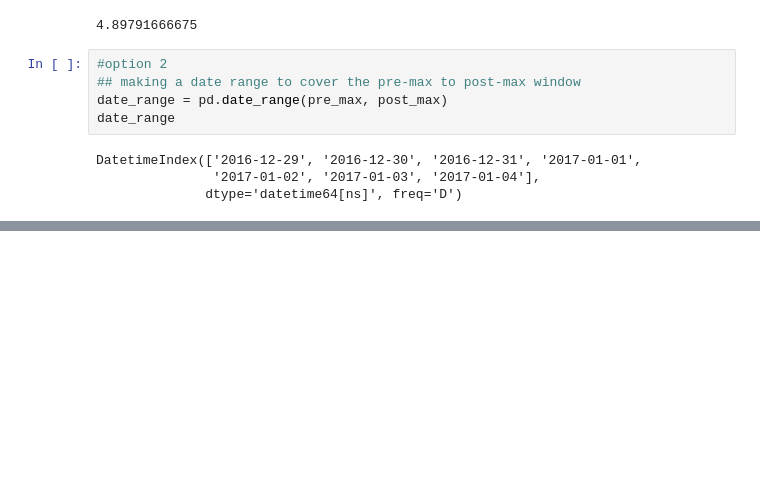
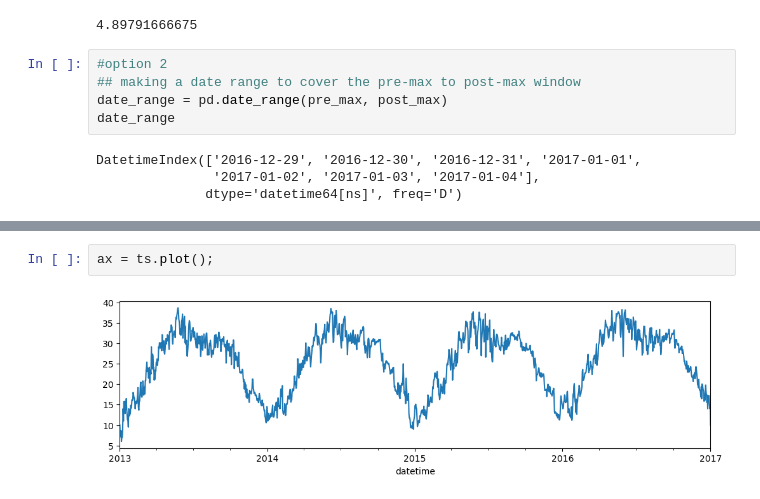
Before and after one commit to hawkeyedatatsai/Time-Series-Analysis, a Jupyter notebook: 4-Timedeltas & Date Ranges.ipynb, the cells around one changed output, grey strips where cells are left out. Drawn from its saved outputs; the diff is of its cells as text; blank space fills up the shorter version.

```diff
--- a/4-Timedeltas & Date Ranges.ipynb
+++ b/4-Timedeltas & Date Ranges.ipynb
@@ -79,0 +112,4 @@ KeyError: "[Timestamp('2017-01-02 00:00:00'), Timestamp('2017-01-03 00:00:00'),
+# %%
+ax = ts.plot();
+# %% [output]
+[figure, added]
```
Also changed, not shown: parts of 13 cells of this notebook.
